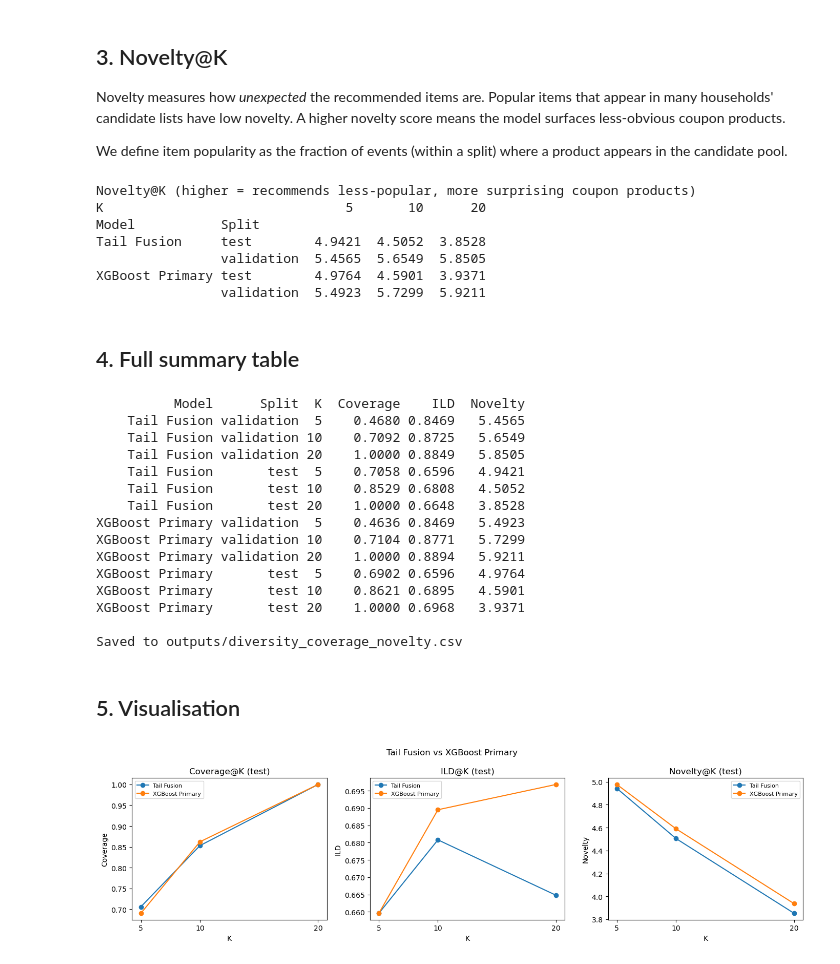
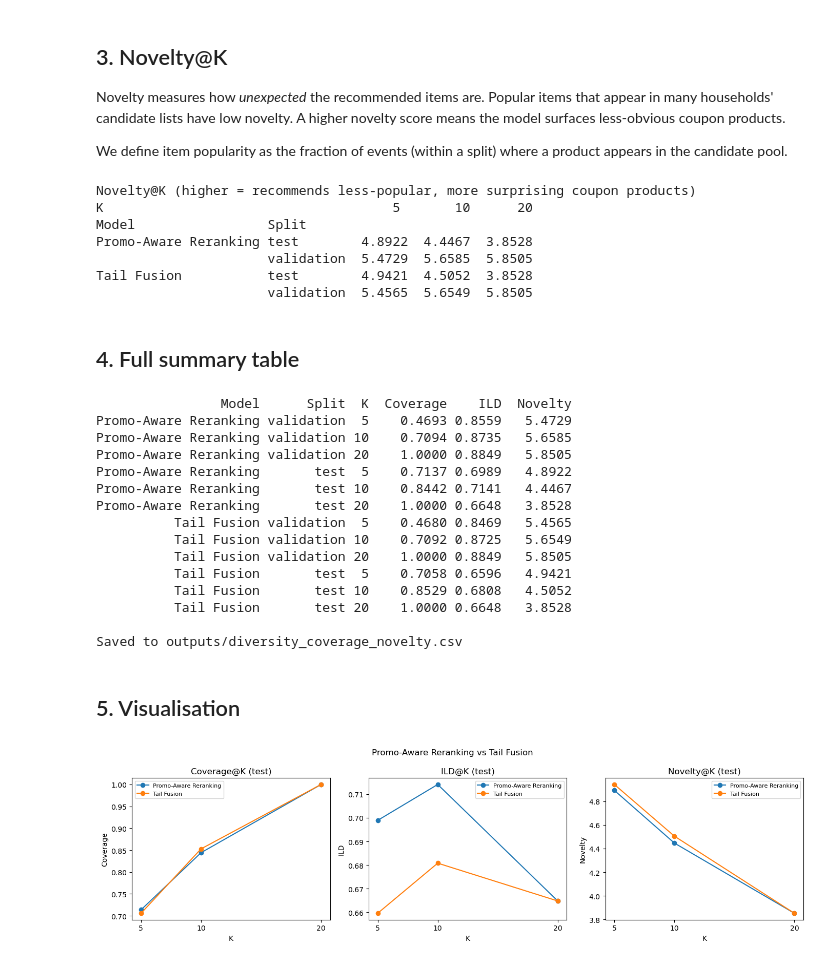
Before and after one commit to ZoRan-Wang/PromoMind-public-backup-20260624, a Jupyter notebook: notebooks/02_diversity_coverage_novelty.ipynb, the cells around one changed output. Saved outputs shown, nothing was run; the diff lists cells and outputs as text; code cells hidden in the pictures.

```diff
--- a/notebooks/02_diversity_coverage_novelty.ipynb
+++ b/notebooks/02_diversity_coverage_novelty.ipynb
@@ -49,16 +50,16 @@ rows = []
 for split in ["validation", "test"]:
     for k in k_values:
         rows.append({
-            "Model": "Tail Fusion",
+            "Model": "Promo-Aware Reranking",
             "Split": split,
             "K": k,
             "Coverage@K": round(coverage_at_k(recs, k, split), 4),
         })
         rows.append({
-            "Model": "XGBoost Primary",
+            "Model": "Tail Fusion",
             "Split": split,
             "K": k,
-            "Coverage@K": round(coverage_at_k(xgb, k, split), 4),
+            "Coverage@K": round(coverage_at_k(tf, k, split), 4),
         })
 
 cov_df = pd.DataFrame(rows)
@@ -107,16 +108,16 @@ rows = []
 for split in ["validation", "test"]:
     for k in k_values:
         rows.append({
-            "Model": "Tail Fusion",
+            "Model": "Promo-Aware Reranking",
             "Split": split,
             "K": k,
             "ILD@K": round(ild_at_k(recs, k, split=split), 4),
         })
         rows.append({
-            "Model": "XGBoost Primary",
+            "Model": "Tail Fusion",
             "Split": split,
             "K": k,
-            "ILD@K": round(ild_at_k(xgb, k, split=split), 4),
+            "ILD@K": round(ild_at_k(tf, k, split=split), 4),
         })
 
 ild_df = pd.DataFrame(rows)
@@ -164,16 +165,16 @@ rows = []
 for split in ["validation", "test"]:
     for k in k_values:
         rows.append({
-            "Model": "Tail Fusion",
+            "Model": "Promo-Aware Reranking",
             "Split": split,
             "K": k,
             "Novelty@K": round(novelty_at_k(recs, k, split=split), 4),
         })
         rows.append({
-            "Model": "XGBoost Primary",
+            "Model": "Tail Fusion",
             "Split": split,
             "K": k,
-            "Novelty@K": round(novelty_at_k(xgb, k, split=split), 4),
+            "Novelty@K": round(novelty_at_k(tf, k, split=split), 4),
         })
 
 nov_df = pd.DataFrame(rows)
@@ -181,17 +182,17 @@ print("Novelty@K (higher = recommends less-popular, more surprising coupon produ
 print(nov_df.pivot_table(index=["Model", "Split"], columns="K", values="Novelty@K").to_string())
 # %% [output]
 Novelty@K (higher = recommends less-popular, more surprising coupon products)
-K                               5       10      20
-Model           Split
-Tail Fusion     test        4.9421  4.5052  3.8528
-                validation  5.4565  5.6549  5.8505
-XGBoost Primary test        4.9764  4.5901  3.9371
-                validation  5.4923  5.7299  5.9211
+K                                     5       10      20
+Model                 Split
+Promo-Aware Reranking test        4.8922  4.4467  3.8528
+                      validation  5.4729  5.6585  5.8505
+Tail Fusion           test        4.9421  4.5052  3.8528
+                      validation  5.4565  5.6549  5.8505
 # %% [markdown]
 ## 4. Full summary table
 # %%
 summary_rows = []
-for model_name, df in [("Tail Fusion", recs), ("XGBoost Primary", xgb)]:
+for model_name, df in [("Promo-Aware Reranking", recs), ("Tail Fusion", tf)]:
     for split in ["validation", "test"]:
         for k in k_values:
             summary_rows.append({
@@ -209,19 +210,19 @@ print(summary.to_string(index=False))
 summary.to_csv(f"{OUTPUTS}/diversity_coverage_novelty.csv", index=False)
 print("\nSaved to outputs/diversity_coverage_novelty.csv")
 # %% [output]
-          Model      Split  K  Coverage    ILD  Novelty
-    Tail Fusion validation  5    0.4680 0.8469   5.4565
-    Tail Fusion validation 10    0.7092 0.8725   5.6549
-    Tail Fusion validation 20    1.0000 0.8849   5.8505
-    Tail Fusion       test  5    0.7058 0.6596   4.9421
-    Tail Fusion       test 10    0.8529 0.6808   4.5052
-    Tail Fusion       test 20    1.0000 0.6648   3.8528
-XGBoost Primary validation  5    0.4636 0.8469   5.4923
-XGBoost Primary validation 10    0.7104 0.8771   5.7299
-XGBoost Primary validation 20    1.0000 0.8894   5.9211
-XGBoost Primary       test  5    0.6902 0.6596   4.9764
-XGBoost Primary       test 10    0.8621 0.6895   4.5901
-XGBoost Primary       test 20    1.0000 0.6968   3.9371
+                Model      Split  K  Coverage    ILD  Novelty
+Promo-Aware Reranking validation  5    0.4693 0.8559   5.4729
+Promo-Aware Reranking validation 10    0.7094 0.8735   5.6585
+Promo-Aware Reranking validation 20    1.0000 0.8849   5.8505
+Promo-Aware Reranking       test  5    0.7137 0.6989   4.8922
+Promo-Aware Reranking       test 10    0.8442 0.7141   4.4467
+Promo-Aware Reranking       test 20    1.0000 0.6648   3.8528
+          Tail Fusion validation  5    0.4680 0.8469   5.4565
+          Tail Fusion validation 10    0.7092 0.8725   5.6549
+          Tail Fusion validation 20    1.0000 0.8849   5.8505
+          Tail Fusion       test  5    0.7058 0.6596   4.9421
+          Tail Fusion       test 10    0.8529 0.6808   4.5052
+          Tail Fusion       test 20    1.0000 0.6648   3.8528
 
 Saved to outputs/diversity_coverage_novelty.csv
 # %% [markdown]
@@ -229,23 +230,23 @@ Saved to outputs/diversity_coverage_novelty.csv
 # %%
 test_summary = summary[summary["Split"] == "test"]
 
 fig, axes = plt.subplots(1, 3, figsize=(14, 4))
 metrics = ["Coverage", "ILD", "Novelty"]
 
 for ax, metric in zip(axes, metrics):
     for model, grp in test_summary.groupby("Model"):
         ax.plot(grp["K"], grp[metric], marker="o", label=model)
     ax.set_xlabel("K")
     ax.set_ylabel(metric)
     ax.set_title(f"{metric}@K (test)")
     ax.set_xticks(k_values)
     ax.legend(fontsize=8)
 
-plt.suptitle("Tail Fusion vs XGBoost Primary", fontsize=12)
+plt.suptitle("Promo-Aware Reranking vs Tail Fusion", fontsize=12)
 plt.tight_layout()
 # plt.savefig(f"{OUTPUTS}/diversity_coverage_novelty_plot.png", dpi=150)
 plt.show()
 # %% [output]
-[figure, old version]
+[figure, new version]
 # %% [markdown]
 ## 6. Summary
```
Also changed, not shown: parts of 5 cells of this notebook, 8 other files.
